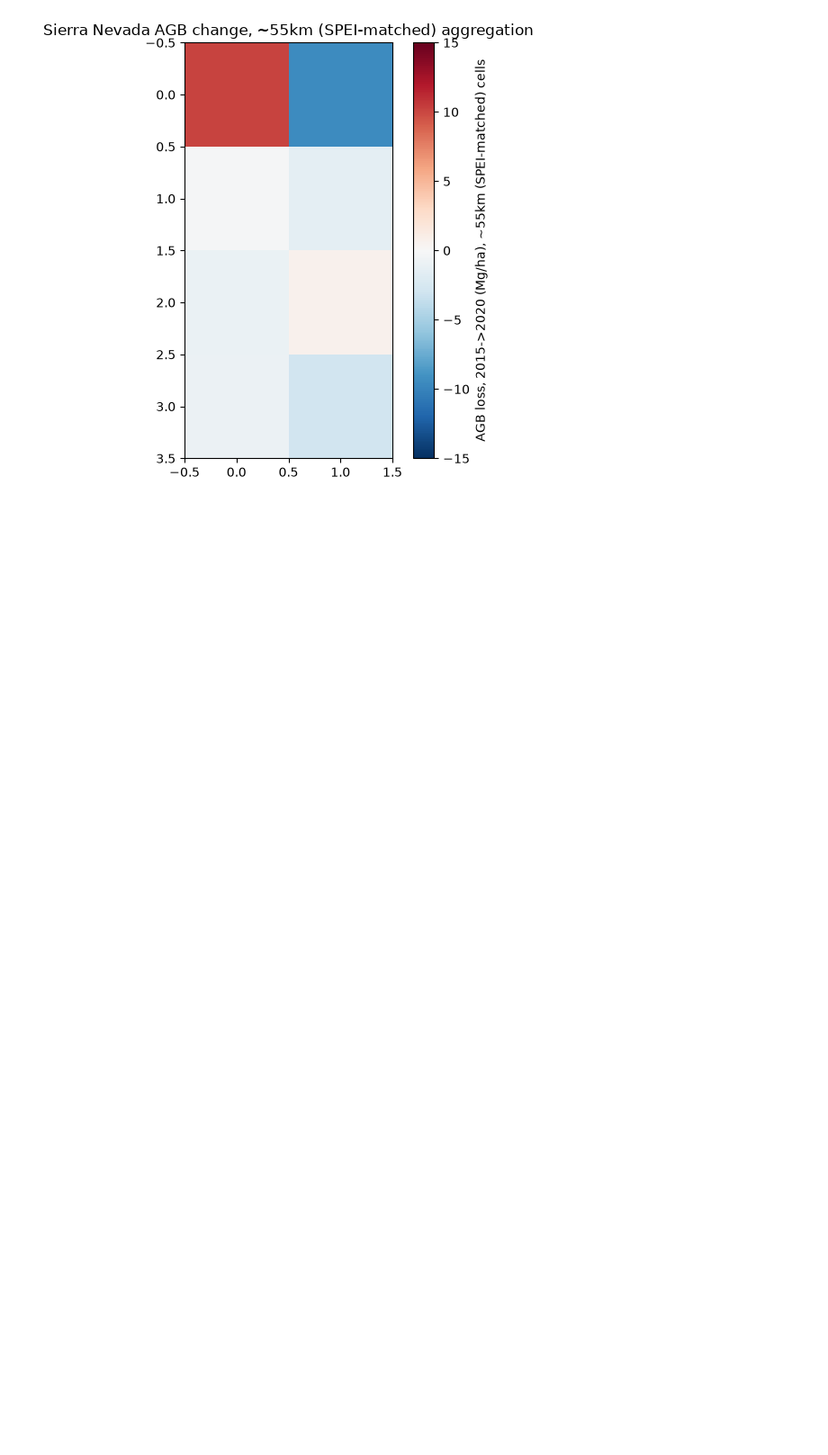
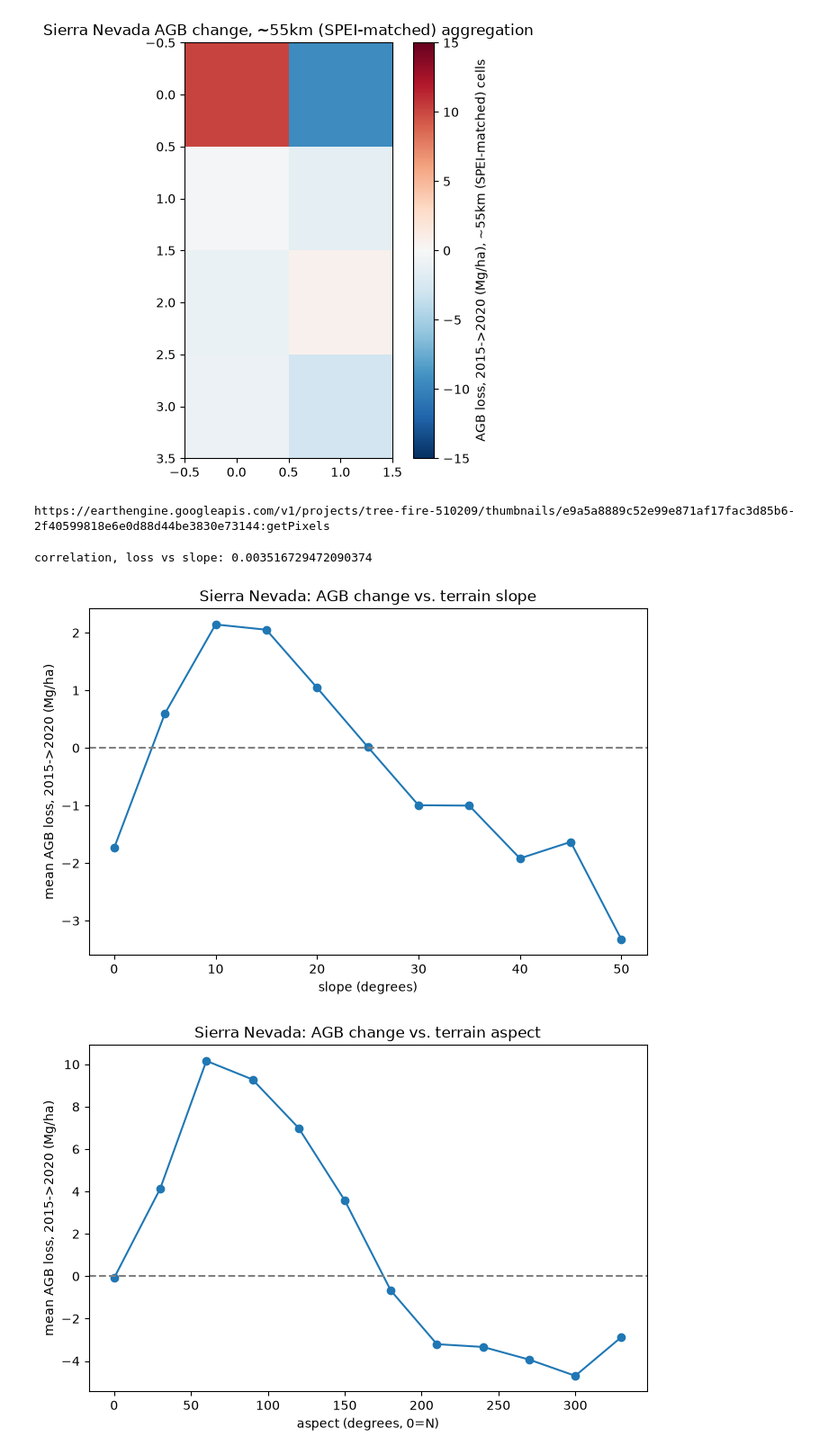
Before and after one commit to ada-th25/climate_impact_curves, a Jupyter notebook: notebooks/02_drought_agb_pilot.ipynb, the cells around one changed output. Shown at 90% size. Drawn from its saved outputs; the diff is of its cells as text; code cells hidden in the pictures; blank space fills up the shorter version.

```diff
--- a/notebooks/02_drought_agb_pilot.ipynb
+++ b/notebooks/02_drought_agb_pilot.ipynb
@@ -195,3 +195,60 @@ for label, cell_size in cell_sizes_deg.items():
 [figure]
 [figure]
 [figure]
+# %%
+import ee
+ee.Initialize(project="tree-fire-510209")
+
+sierra_bbox = ee.Geometry.Rectangle([-119.5, 35.5, -118.5, 37.5])
+srtm = ee.Image("USGS/SRTMGL1_003")
+terrain = ee.Terrain.products(srtm)  # adds 'slope', 'aspect' bands
+terrain_clip = terrain.select(["slope", "aspect"]).clip(sierra_bbox)
+
+url = terrain_clip.getDownloadURL({"scale": 100, "region": sierra_bbox, "format": "GEO_TIFF"})
+print(url)
+# %% [output]
+https://earthengine.googleapis.com/v1/projects/tree-fire-510209/thumbnails/e9a5a8889c52e99e871af17fac3d85b6-2f40599818e6e0d88d44be3830e73144:getPixels
+# %%
+with rasterio.open("../data/raw/srtm_slope_aspect.tif") as src:
+    slope = src.read(1)
+    aspect = src.read(2)
+
+with rasterio.open("../data/raw/agb/agb_2015.tif") as src:
+    agb_2015 = src.read(1, masked=True).astype("float32").filled(np.nan)
+with rasterio.open("../data/raw/agb/agb_2020.tif") as src:
+    agb_2020 = src.read(1, masked=True).astype("float32").filled(np.nan)
+
+loss = agb_2015 - agb_2020
+valid = ~np.isnan(loss) & ~np.isnan(slope)
+
+print("correlation, loss vs slope:", np.corrcoef(loss[valid], slope[valid])[0, 1])
+
+# bin by slope, look at mean loss per bin - a shape plot, not just one number
+bins = np.arange(0, 60, 5)
+bin_idx = np.digitize(slope[valid], bins)
+bin_means = [loss[valid][bin_idx == i].mean() for i in range(1, len(bins))]
+plt.figure(figsize=(8, 5))
+plt.plot(bins[:-1], bin_means, marker="o")
+plt.xlabel("slope (degrees)")
+plt.ylabel("mean AGB loss, 2015->2020 (Mg/ha)")
+plt.title("Sierra Nevada: AGB change vs. terrain slope")
+plt.axhline(0, color="gray", linestyle="--")
+plt.savefig("../data/raw/loss_vs_slope.png", dpi=150)
+plt.show()
+
+# same for aspect (direction-dependent if it's a look-angle/layover effect)
+aspect_bins = np.arange(0, 361, 30)
+aspect_idx = np.digitize(aspect[valid], aspect_bins)
+aspect_means = [loss[valid][aspect_idx == i].mean() for i in range(1, len(aspect_bins))]
+plt.figure(figsize=(8, 5))
+plt.plot(aspect_bins[:-1], aspect_means, marker="o")
+plt.xlabel("aspect (degrees, 0=N)")
+plt.ylabel("mean AGB loss, 2015->2020 (Mg/ha)")
+plt.title("Sierra Nevada: AGB change vs. terrain aspect")
+plt.axhline(0, color="gray", linestyle="--")
+plt.savefig("../data/raw/loss_vs_aspect.png", dpi=150)
+plt.show()
+# %% [output]
+correlation, loss vs slope: 0.003516729472090374
+[figure, added]
+[figure, added]
```
Also changed, not shown: parts of 1 cell of this notebook, 1 other file.
